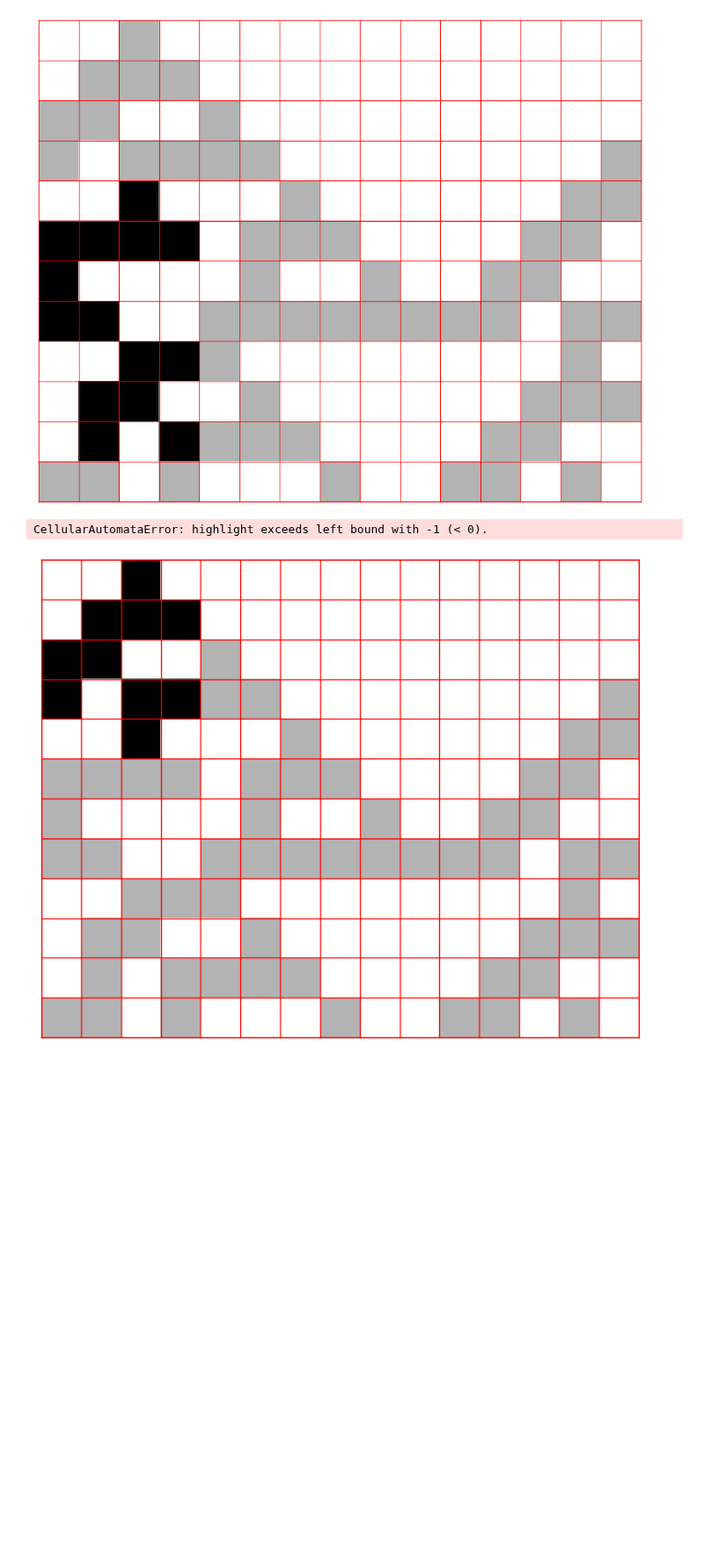
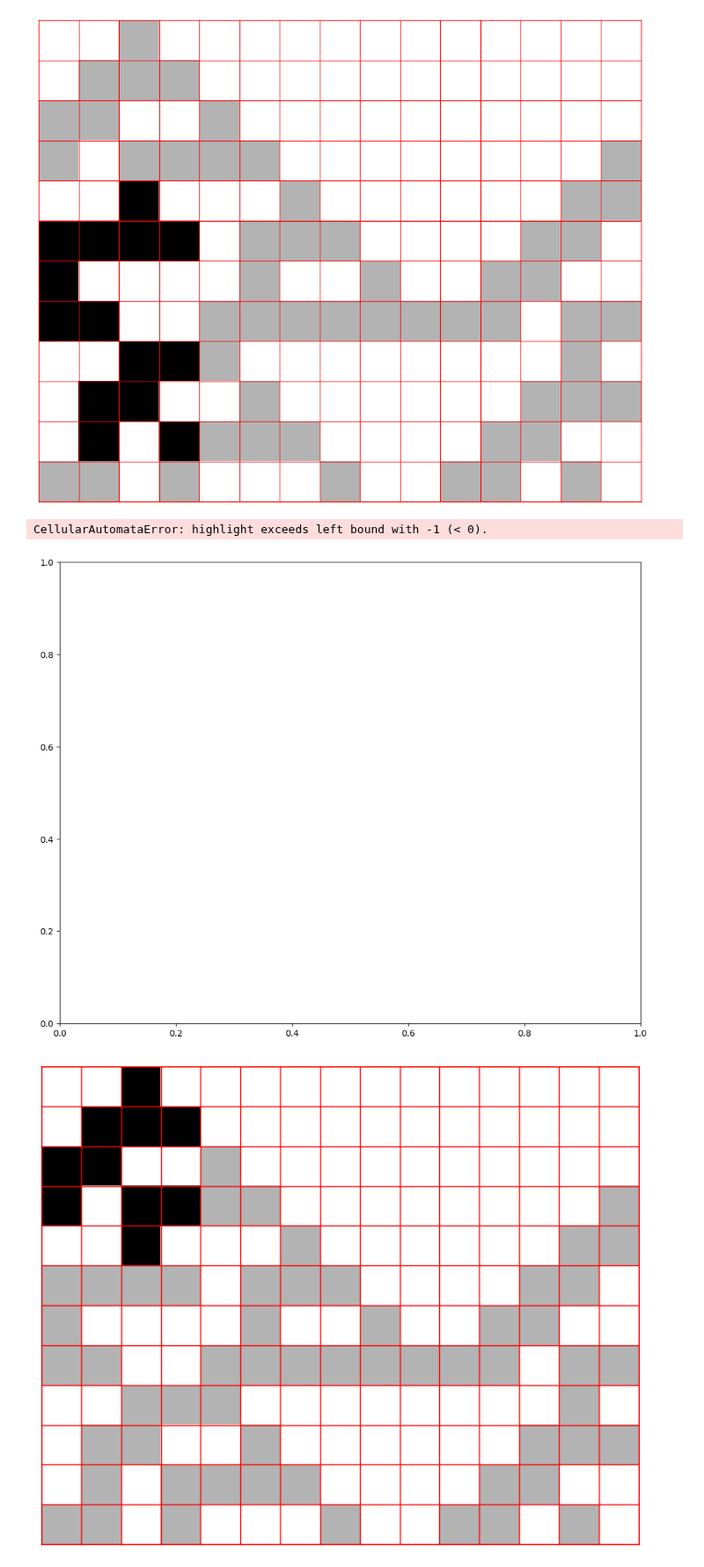
Before and after one commit to orome/automata-py, a Jupyter notebook: errors.ipynb, the cells around one changed output. Shown at 88% size. Drawn from its saved outputs; the diff is of its cells as text; code cells hidden in the pictures; blank space fills up the shorter version.

```diff
--- a/errors.ipynb
+++ b/errors.ipynb
@@ -15,11 +16,11 @@ CellularAutomata(30, '10000000000', frame_steps=12, frame_width=15, boundary_con
 # %% [output]
 [figure]
 # %%
-CellularAutomata(30, '10000000000', frame_steps=12, frame_width=15, boundary_condition='periodic').display(
+CellularAutomata(30, '10000000000', frame_steps=12, frame_width=15, boundary_condition='periodic').display(CellularAutomata.DisplayParams(
     check_highlight_bounds=True,
     highlights=[HighlightBounds(steps=5, start_step=0, offset=-6, width=5)],
-    #highlight_width=5, highlight_steps=5, highlight_start_step=0, highlight_offset=-6,
-    grid_color='red', grid_width=1.0)
+    grid_color='red', grid_width=1.0))
 # %% [output]
 CellularAutomataError: highlight exceeds left bound with -1 (< 0).
+[figure, added]
 # %%
```
Also changed, not shown: parts of 10 cells of this notebook, 2 other files.
